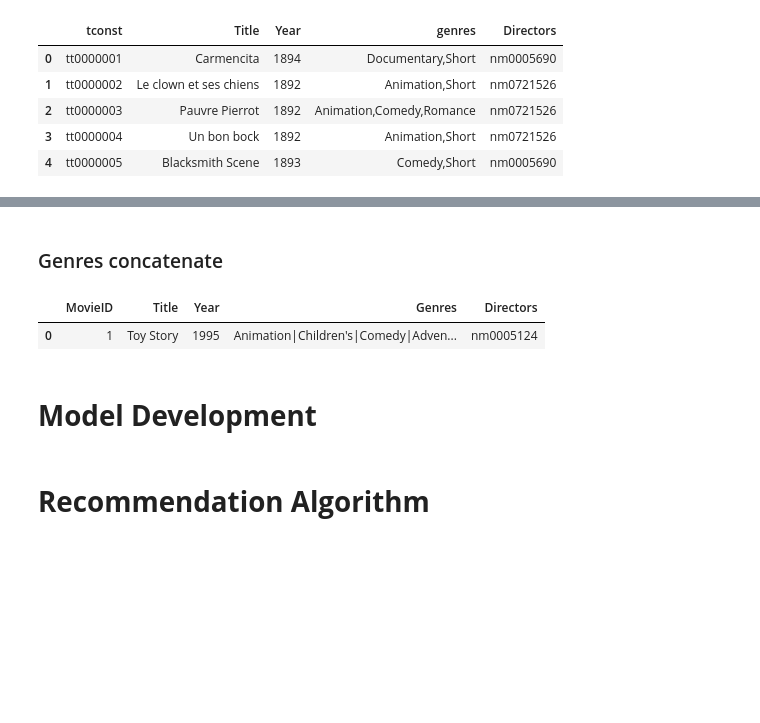
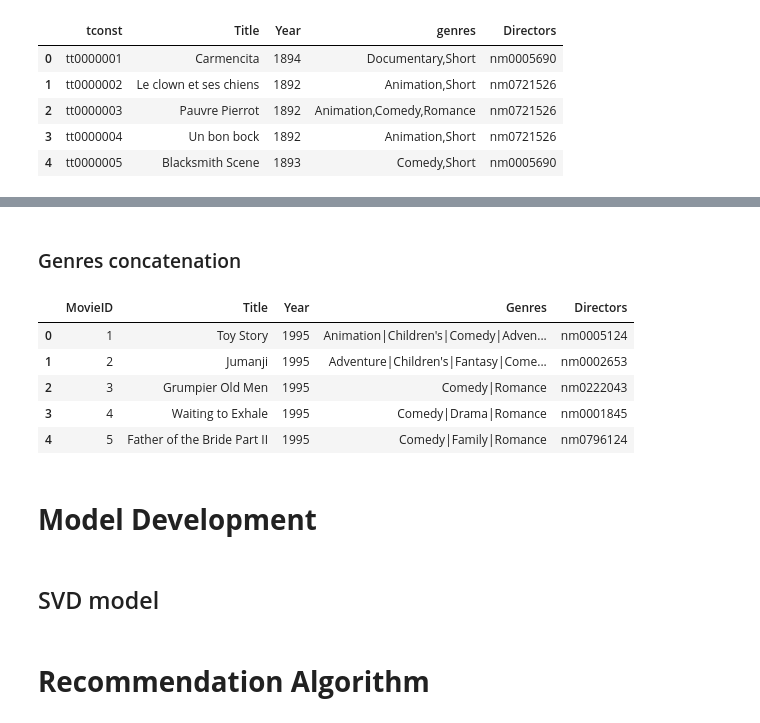
Before and after one commit to LorisLin/recommander-system, a Jupyter notebook: src/Movie Pairing Recommender System.ipynb, the cells around one changed output, grey strips where cells are left out. Cells and saved outputs as stored; diff of their text form; code cells hidden in the pictures; blank space fills up the shorter version.

```diff
--- a/src/Movie Pairing Recommender System.ipynb
+++ b/src/Movie Pairing Recommender System.ipynb
@@ -140,7 +141,7 @@ merged_data.head()
 | 3 | 4 | Waiting to Exhale | 1995 | Comedy|Drama | nm0001845 | Comedy,Drama,Romance |
 | 4 | 5 | Father of the Bride Part II | 1995 | Comedy | nm0796124 | Comedy,Family,Romance |
 # %% [markdown]
-### Genres concatenate ###
+### Genres concatenation ###
 # %%
 def add_imbwGenres_to_Genres(row):
     imbw_genres = str(row['genres']).split(',') if pd.notna(row['genres']) else []
@@ -156,14 +157,19 @@ def add_imbwGenres_to_Genres(row):
 # %%
 
 merged_data['Genres'] = merged_data.apply(add_imbwGenres_to_Genres, axis=1)
 merged_data = merged_data.drop(['genres'], axis=1)
+merged_data.head()
+# %% [output]
+|  | MovieID | Title | Year | Genres | Directors |
+| 0 | 1 | Toy Story | 1995 | Animation|Children's|Comedy|Adven... | nm0005124 |
+| 1 | 2 | Jumanji | 1995 | Adventure|Children's|Fantasy|Come... | nm0002653 |
+| 2 | 3 | Grumpier Old Men | 1995 | Comedy|Romance | nm0222043 |
+| 3 | 4 | Waiting to Exhale | 1995 | Comedy|Drama|Romance | nm0001845 |
+| 4 | 5 | Father of the Bride Part II | 1995 | Comedy|Family|Romance | nm0796124 |
-# %%
-merged_data[merged_data['Title'] == 'Toy Story']
-# %% [output]
-|  | MovieID | Title | Year | Genres | Directors |
-| 0 | 1 | Toy Story | 1995 | Animation|Children's|Comedy|Adven... | nm0005124 |
 # %% [markdown]
 # **Model Development** #
+# %% [markdown]
+## SVD model ##
 # %%
 model = SVD(n_factors=59, biased=True, verbose=True)
 # %% [markdown]
```
Also changed, not shown: parts of 10 cells of this notebook, 1 other file.
